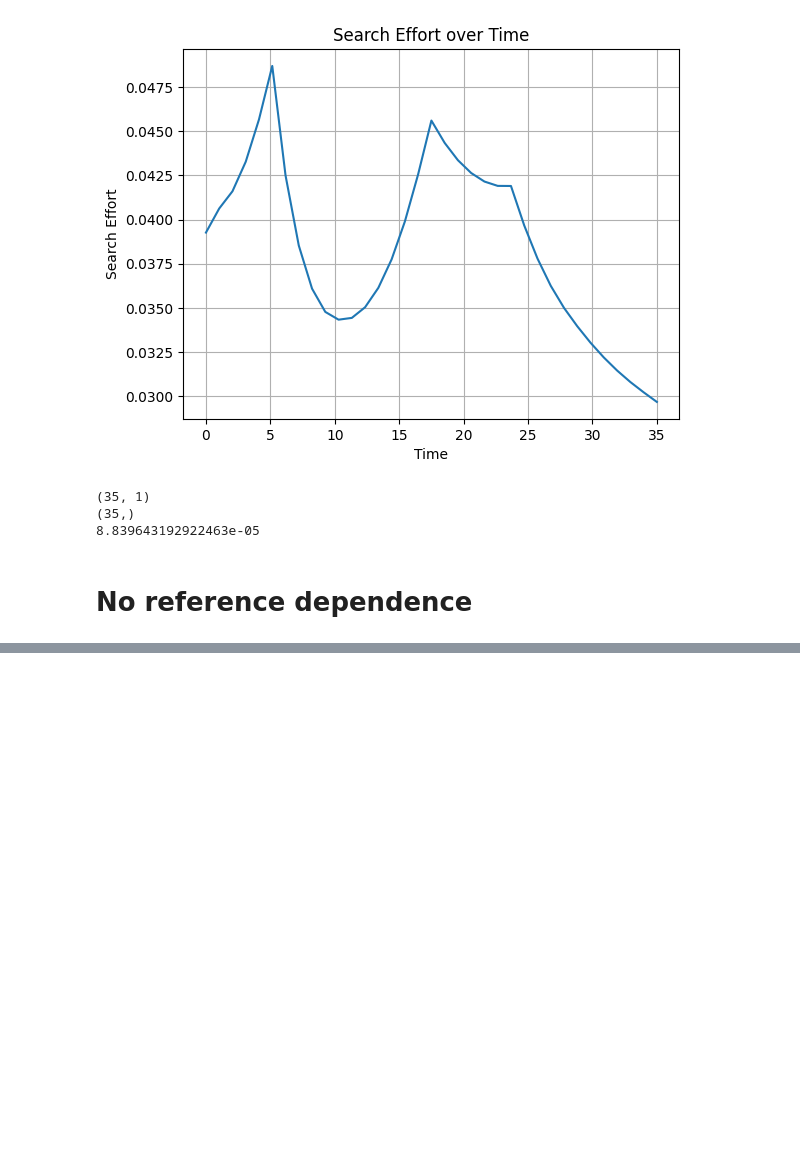
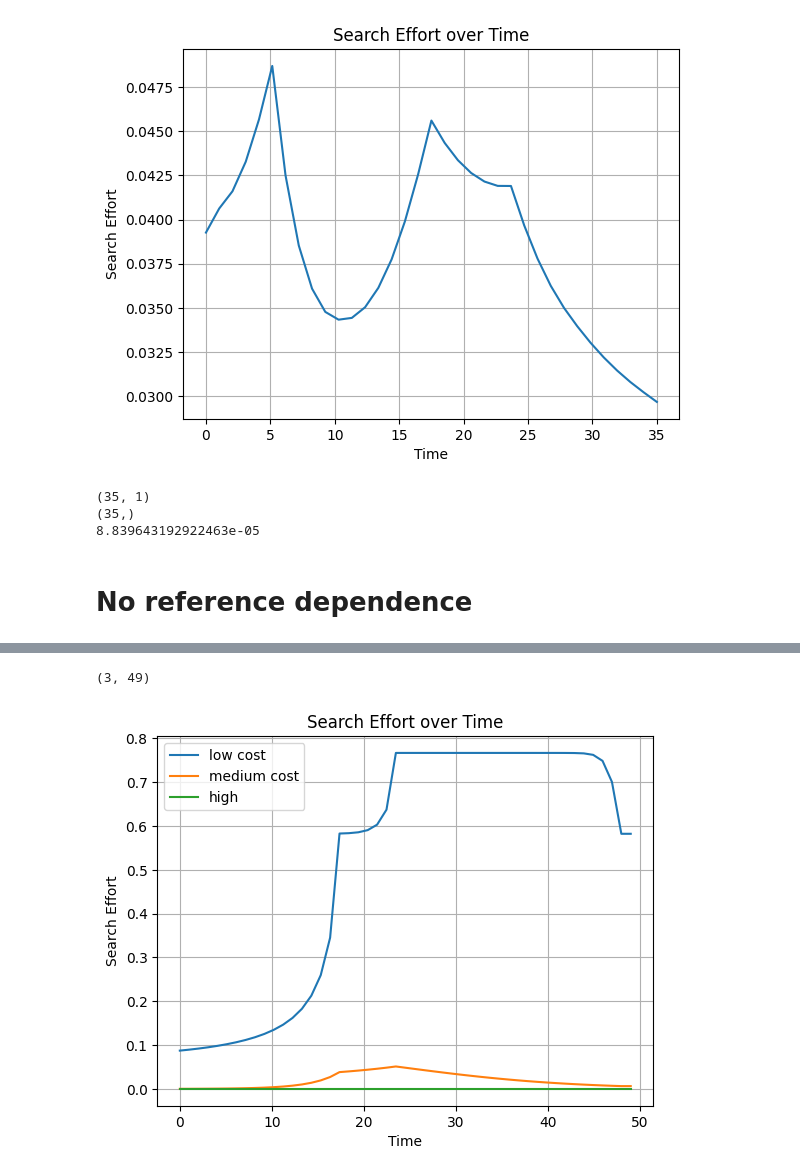
Before and after one commit to qrn838/Dynamic-programming-project, a Jupyter notebook: 2. forecasting errors.ipynb, the cells around one changed output, grey strips where cells are left out. Cells and saved outputs as stored; diff of their text form; code cells hidden in the pictures; blank space fills up the shorter version.

```diff
--- a/2. forecasting errors.ipynb
+++ b/2. forecasting errors.ipynb
@@ -108,3 +115,22 @@ Number of iterations:    510
+# %%
+'''Policy Functions'''
+
+search_effort = solve_search_effort(model_new.par)
+print(np.shape(search_effort))
+
+time = np.linspace(0, model_new.par.T, model_new.par.T)
+plt.plot(time, search_effort[0,:], label = 'low cost')
+plt.plot(time, search_effort[1,:], label = 'medium cost')
+plt.plot(time, search_effort[2,:], label = 'high' )
+plt.xlabel('Time')
+plt.ylabel('Search Effort')
+plt.title('Search Effort over Time')
+plt.grid(True)
+plt.legend()
+plt.show()
+# %% [output]
+(3, 49)
+[figure, added]
 # %%
 sim_new = sim_search_effort(model_new.par)
 time = np.linspace(0, model_new.par.T_sim, model_new.par.T_sim)
```
Also changed, not shown: parts of 8 cells of this notebook, 4 other files.
